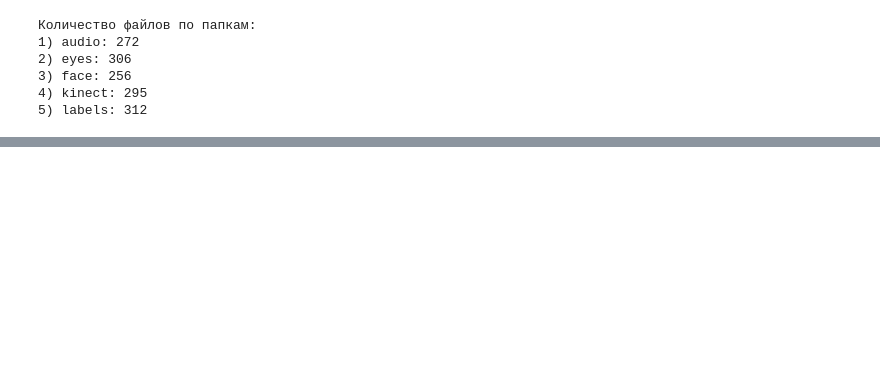
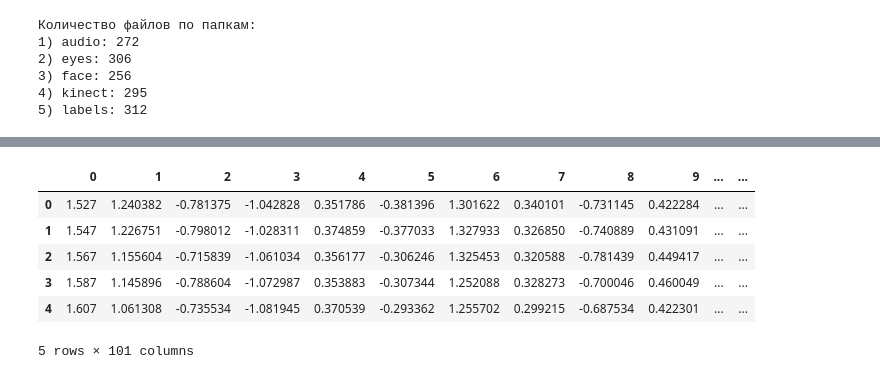
Before and after one commit to kryack/EmoRecognize, a Jupyter notebook: DataReview.ipynb, the cells around one changed output, grey strips where cells are left out. Drawn from its saved outputs; the diff is of its cells as text; code cells hidden in the pictures; blank space fills up the shorter version.

```diff
--- a/DataReview.ipynb
+++ b/DataReview.ipynb
@@ -33,0 +259,10 @@ print('Количество файлов по папкам:\n1) audio: {}'
+# %%
+face_pd.head()
+# %% [output]
+|  | 0 | 1 | 2 | 3 | 4 | 5 | 6 | 7 | 8 | 9 | ... | ... |
+| 0 | 1.527 | 1.240382 | -0.781375 | -1.042828 | 0.351786 | -0.381396 | 1.301622 | 0.340101 | -0.731145 | 0.422284 | ... | ... |
+| 1 | 1.547 | 1.226751 | -0.798012 | -1.028311 | 0.374859 | -0.377033 | 1.327933 | 0.326850 | -0.740889 | 0.431091 | ... | ... |
+| 2 | 1.567 | 1.155604 | -0.715839 | -1.061034 | 0.356177 | -0.306246 | 1.325453 | 0.320588 | -0.781439 | 0.449417 | ... | ... |
+| 3 | 1.587 | 1.145896 | -0.788604 | -1.072987 | 0.353883 | -0.307344 | 1.252088 | 0.328273 | -0.700046 | 0.460049 | ... | ... |
+| 4 | 1.607 | 1.061308 | -0.735534 | -1.081945 | 0.370539 | -0.293362 | 1.255702 | 0.299215 | -0.687534 | 0.422301 | ... | ... |
+5 rows × 101 columns
```
Also changed, not shown: parts of 30 cells of this notebook.
